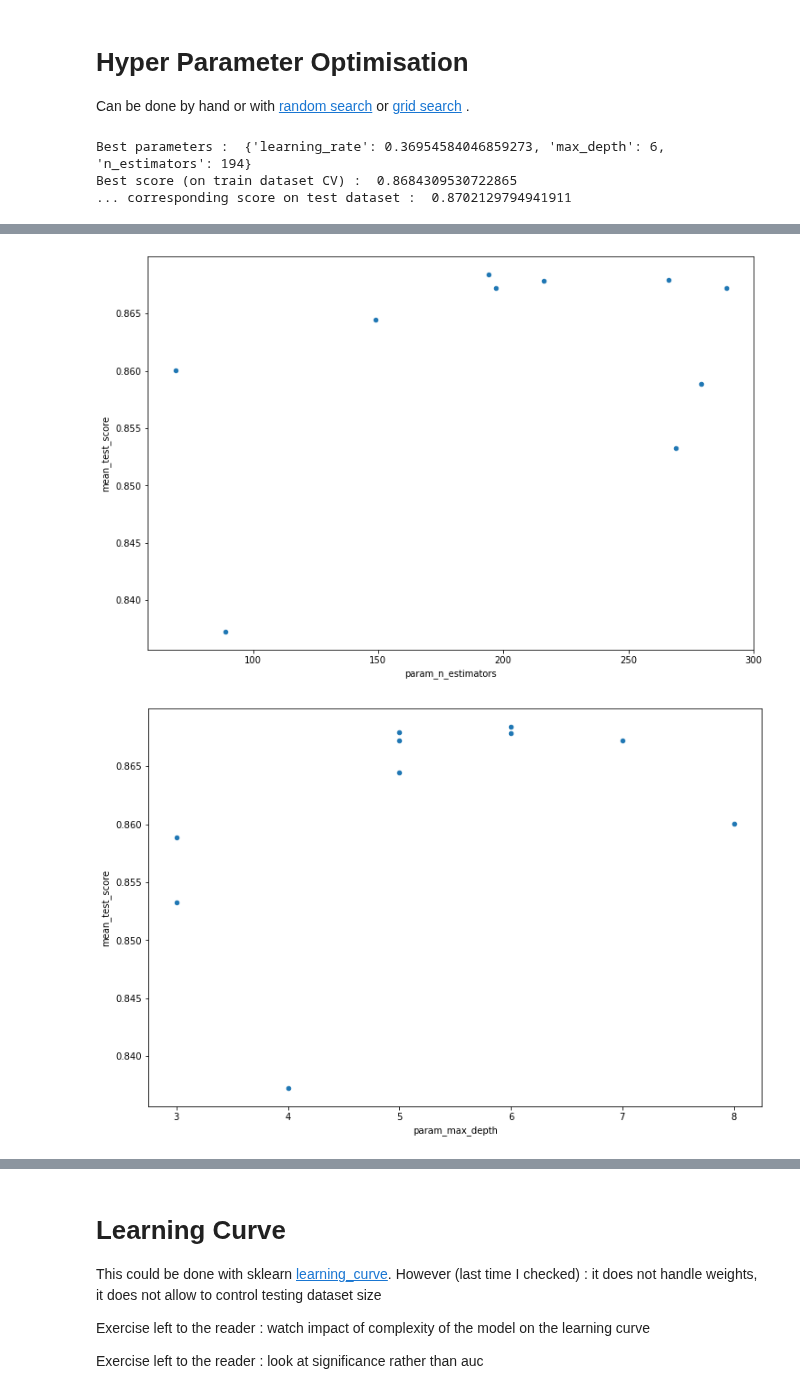
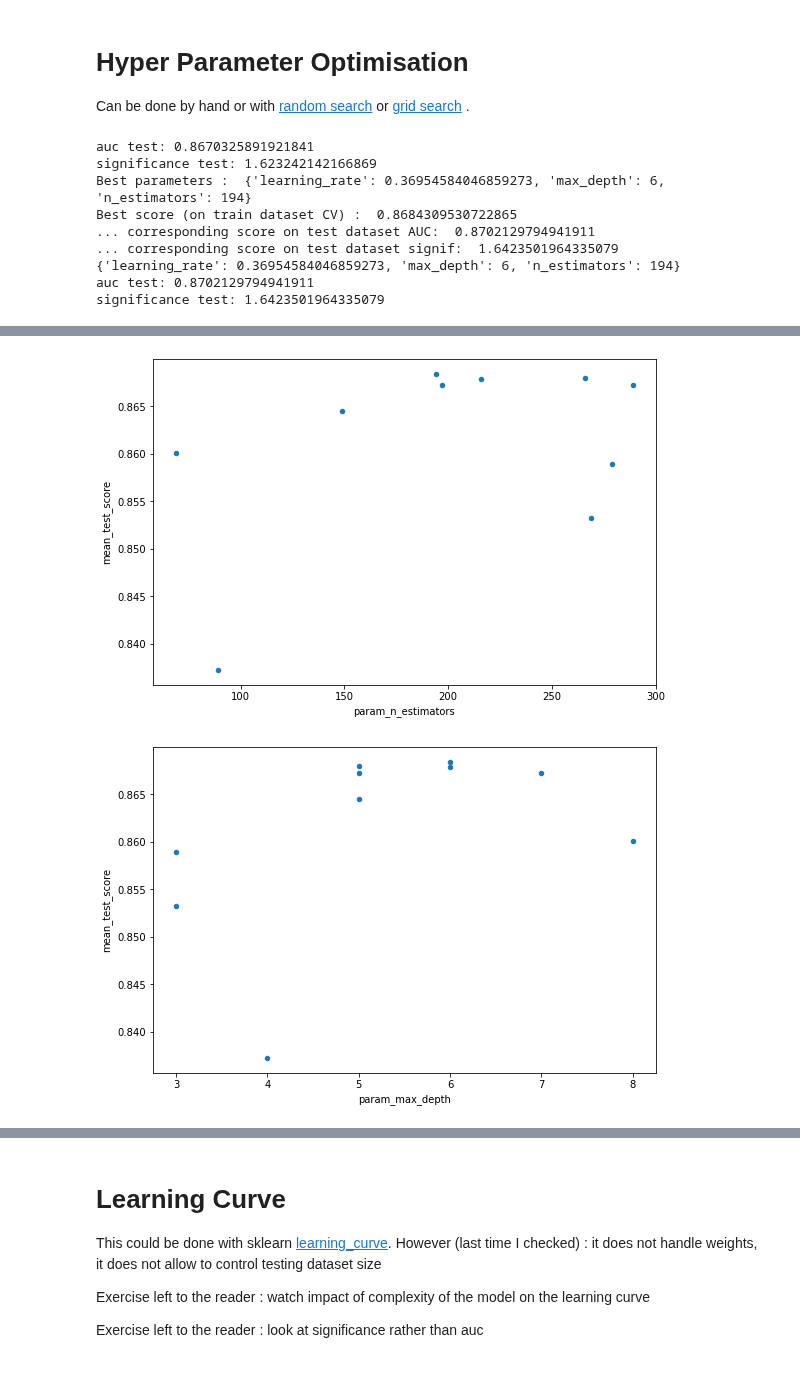
Before and after one commit to dhrou/HEPMLtutorials, a Jupyter notebook: HEPML_HandsOn_BDT.ipynb, the cells around one changed output, grey strips where cells are left out. Cells and saved outputs as stored; diff of their text form; code cells hidden in the pictures.

```diff
--- a/HEPML_HandsOn_BDT.ipynb
+++ b/HEPML_HandsOn_BDT.ipynb
@@ -444,7 +449,12 @@ def amsasimov(s_in,b_in): # asimov significance arXiv:1007.1727 eq. 97 (reduces
 # %%
 %%time
 # same signature as roc_auc_score
-def significance_vscore(y_true, y_score, sample_weight):
+def significance_vscore(y_true, y_score, sample_weight=None):
+    if sample_weight is None:
+        # Provide a default value of 1.
+        sample_weight = np.full(len(y_true), 1.)
+
+
     # Define bins for y_score, adapt the number as needed for your data
     bins = np.linspace(0, 1., 101)
 
@@ -466,18 +476,20 @@ def significance_vscore(y_true, y_score, sample_weight):
 
     return significance
 
-def significance_score(y_true, y_score, sample_weight):
+def significance_score(y_true, y_score, sample_weight=None):
     # Find the bin with the maximum significance
     max_value = np.max(significance_vscore(y_true, y_score, sample_weight))
 
     return max_value
 
+# this can then be used as a scorer in sklearn algs.
+fsignificance_score = sklearn.metrics.make_scorer(significance_score)
 
 # Example usage:
 # y_test = np.array([...])  # true labels
 # y_pred = np.array([...])  # predicted scores
 # weights_test = np.array([...])  # weights
 #vscore=significance_vscore(y_true=y_test, y_score=y_pred_skgb, sample_weight=weights_test)
-#Z = significance_score(y_true=y_test, y_score=y_pred_skgb, sample_weight=weights_test)
-#print (Z)
+Z = significance_score(y_true=y_test, y_score=y_pred_skgb)#, sample_weight=weights_test)
+print (Z)
 # %% [output]
@@ -757,9 +768,22 @@ plt.show()
 # Hyper Parameter Optimisation
 Can be done by hand or with [random search](https://scikit-learn.org/stable/modules/generated/sklearn.model_selection.RandomizedSearchCV.html) or [grid search](https://scikit-learn.org/stable/modules/generated/sklearn.model_selection.GridSearchCV.html) .
 # %%
+#FIXME : weights are not passed to scoring function
+#recompute reference
+# creates the classifier
+xgb = XGBClassifier()
+# does the real work
+xgb.fit(X_train, y_train.values, sample_weight=weights_train) # note that XGB 1.3.X and higher requires positive weight
+y_pred_xgb=xgb.predict_proba(X_test)[:,1]
+auc_test_xgb = roc_auc_score(y_true=y_test, y_score=y_pred_xgb,sample_weight=weights_test)
+print("auc test:",auc_test_xgb)
+amsasimov_xgb=significance_score(y_true=y_test, y_score=y_pred_xgb, sample_weight=weights_test)
+print("significance test:",amsasimov_xgb)
+
+
 #RandomSearchCV for advanced HPO
 import scipy.stats as stats
-if fullrun or False:
+if fullrun or True:
     np.random.seed(31416)
     from sklearn.model_selection import RandomizedSearchCV
 
@@ -772,6 +796,8 @@ if fullrun or False:
     gsearch = RandomizedSearchCV(estimator = XGBClassifier(),
                         param_distributions = param_dist_XGB,
                         scoring='roc_auc',n_iter=10,cv=2)
+#FIXME                        scoring=fsignificance_score,n_iter=10,cv=2)
+# it looks like the weights are not passed to scoringRandomizedSearchCV
     gsearch.fit(X_train,y_train, sample_weight=weights_train)
 
     print ("Best parameters : ",gsearch.best_params_)
@@ -779,7 +805,23 @@ if fullrun or False:
 
 
     y_pred_gs = gsearch.predict_proba(X_test)[:,1]
-    print("... corresponding score on test dataset : ",roc_auc_score(y_true=y_test, y_score=y_pred_gs, sample_weight=weights_test))
+    print("... corresponding score on test dataset AUC: ",roc_auc_score(y_true=y_test, y_score=y_pred_gs, sample_weight=weights_test))
+    print("... corresponding score on test dataset signif: ",significance_score(y_true=y_test, y_score=y_pred_gs, sample_weight=weights_test))
+
+
+    # recompute reference
+    # creates the classifier
+    print(gsearch.best_params_)
+    xgb = XGBClassifier(**gsearch.best_params_)
+    xgb.fit(X_train, y_train.values, sample_weight=weights_train)
+    y_pred_xgb=xgb.predict_proba(X_test)[:,1]
+    auc_test_xgb = roc_auc_score(y_true=y_test, y_score=y_pred_xgb,sample_weight=weights_test)
+    print("auc test:",auc_test_xgb)
+    amsasimov_xgb=significance_score(y_true=y_test, y_score=y_pred_xgb, sample_weight=weights_test)
+    print("significance test:",amsasimov_xgb)
+
+
+
     dfsearch=pd.DataFrame.from_dict(gsearch.cv_results_)
     display(dfsearch)
 
@@ -787,7 +829,13 @@ if fullrun or False:
     dfsearch.plot.scatter("param_max_depth","mean_test_score")
     dfsearch.plot.scatter("param_learning_rate","mean_test_score")
 # %% [output]
+auc test: 0.8670325891921841
+significance test: 1.623242142166869
 Best parameters :  {'learning_rate': 0.36954584046859273, 'max_depth': 6, 'n_estimators': 194}
 Best score (on train dataset CV) :  0.8684309530722865
-... corresponding score on test dataset :  0.8702129794941911
+... corresponding score on test dataset AUC:  0.8702129794941911
+... corresponding score on test dataset signif:  1.6423501964335079
+{'learning_rate': 0.36954584046859273, 'max_depth': 6, 'n_estimators': 194}
+auc test: 0.8702129794941911
+significance test: 1.6423501964335079
 |  | mean_fit_time | std_fit_time | mean_score_time | std_score_time | param_learning_rate | param_max_depth | ... |
@@ -804,2 +852,2 @@ Best score (on train dataset CV) :  0.8684309530722865
-[figure, old version]
+[figure, new version]
-[figure, old version]
+[figure, new version]
```
Also changed, not shown: parts of 19 cells of this notebook.
